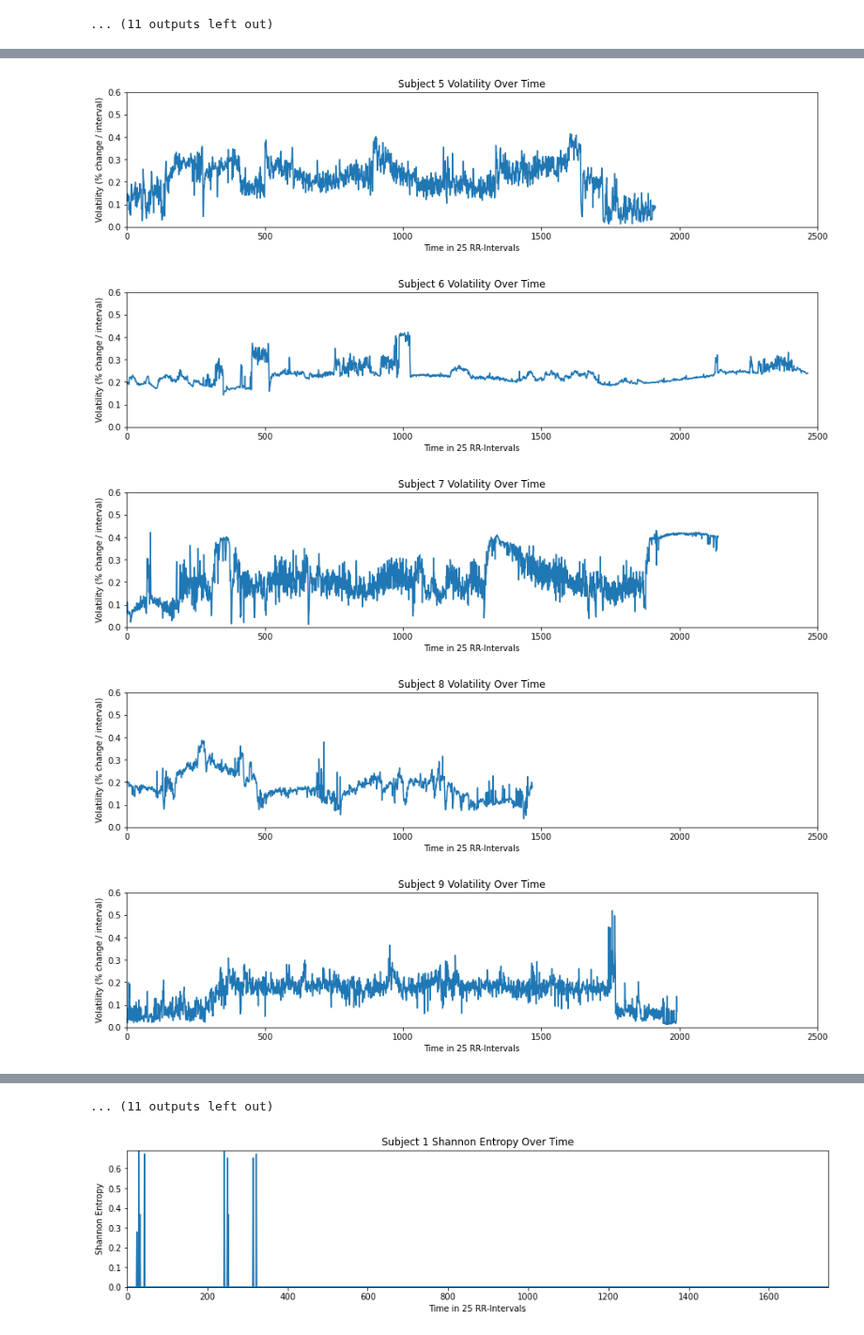
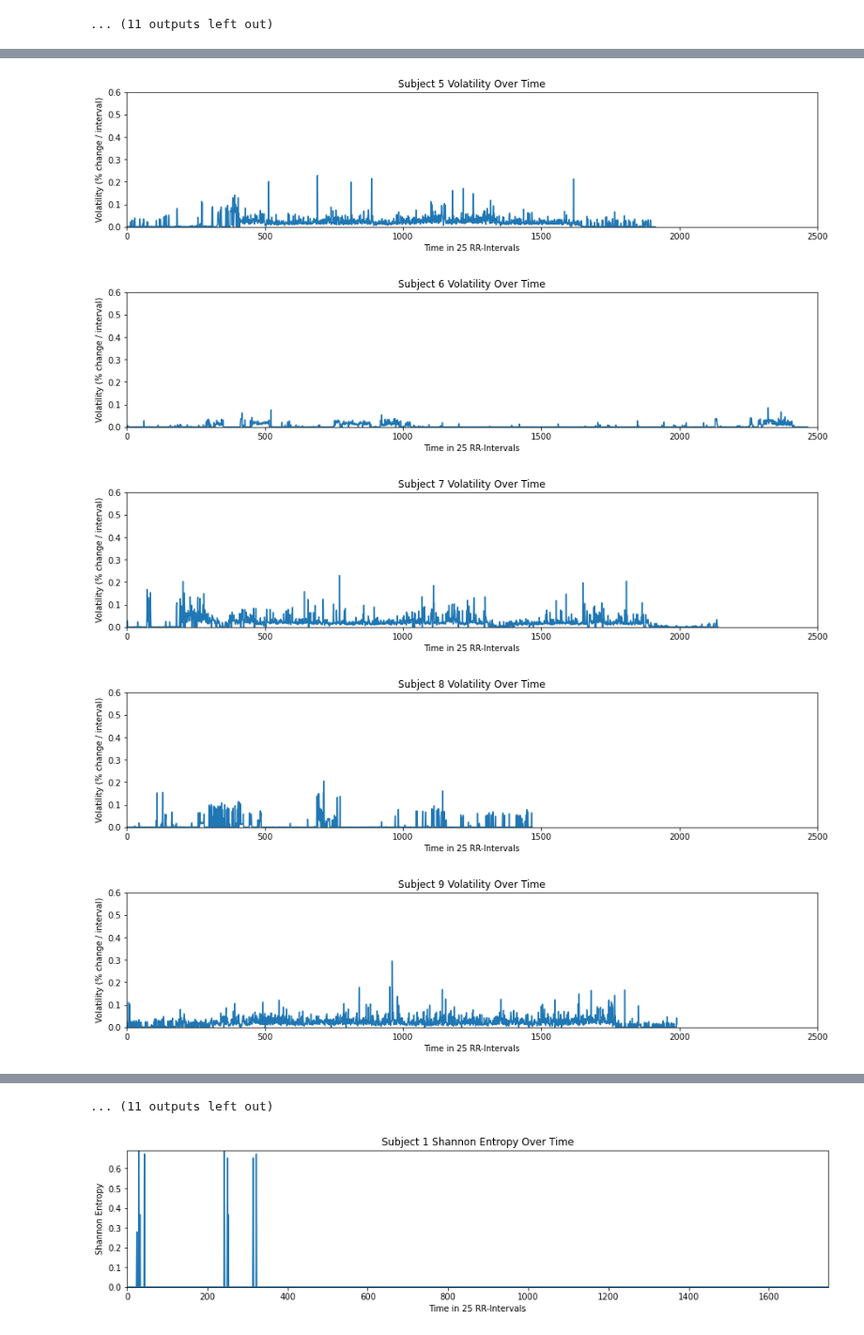
Before and after one commit to NNLUliskey/svsm_ml_2022, a Jupyter notebook: Volatility & Entropy.ipynb, the cells around one changed output, grey strips where cells are left out. Shown at 94% size. Drawn from its saved outputs; the diff is of its cells as text; code cells hidden in the pictures.

Commit message:
Made Volatility accurate

```diff
--- a/Volatility & Entropy.ipynb
+++ b/Volatility & Entropy.ipynb
@@ -420,21 +411,20 @@ for num in tqdm(range(0,23)):
         subjsubdf[i] = subjsubdf[i].assign(drmean=subdrmean[i])
     subset_dataframes.append(subjsubdf)
 # %%
-subject_mean = []
-for subject in tqdm(subset_dataframes):
-    for interval in subject:
-        temp_mean = 0
-        mean_list = []
-        for values in interval['Interval']:
-            temp_mean += values
-        temp_mean = temp_mean / len(interval['Interval'])
-        mean_list.append(temp_mean)
-    subject_mean.append(mean_list)
+# subject_mean = []
+# for subject in tqdm(subset_dataframes):
+#     for interval in subject:
+#         temp_mean = 0
+#         mean_list = []
+#         for values in interval['Interval']:
+#             temp_mean += values
+#         temp_mean = temp_mean / len(interval['Interval'])
+#         mean_list.append(temp_mean)
+#     subject_mean.append(mean_list)
 # %%
 #fig, axs = plt.subplots()
-subject_variance = variance_func()
 
-for index, subject in enumerate(subject_variance):
+for index, subject in enumerate(volatility_main):
     fig, axs = plt.subplots(figsize=(15,3))
     axs.plot(subject)
     plt.xlabel('Time in 25 RR-Intervals')
@@ -450,5 +440,5 @@ for index, subject in enumerate(subject_variance):
-[figure, old version]
+[figure, new version]
-[figure, old version]
+[figure, new version]
-[figure, old version]
+[figure, new version]
-[figure, old version]
+[figure, new version]
-[figure, old version]
+[figure, new version]
```
Also changed, not shown: parts of 10 cells of this notebook.
